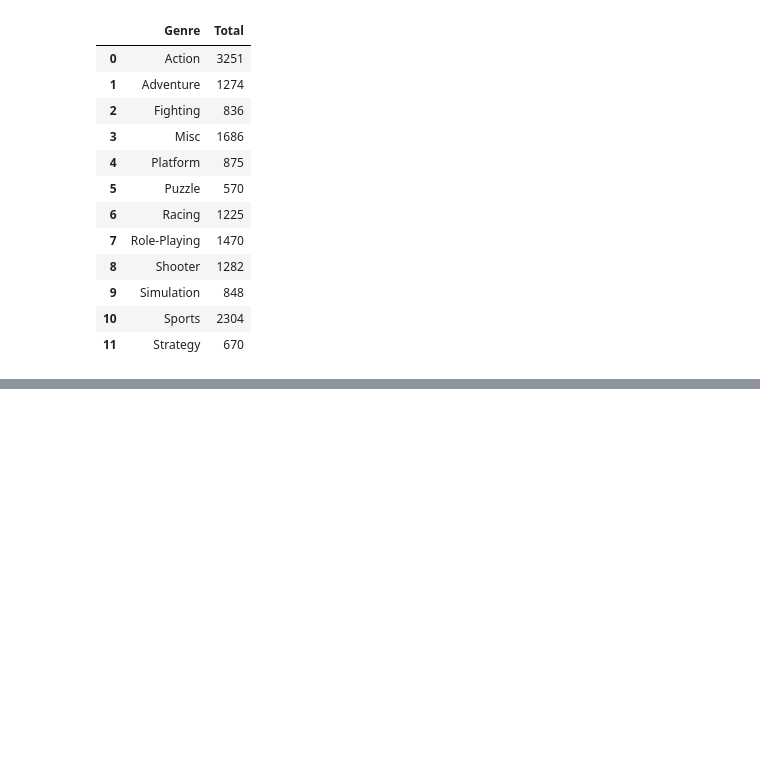
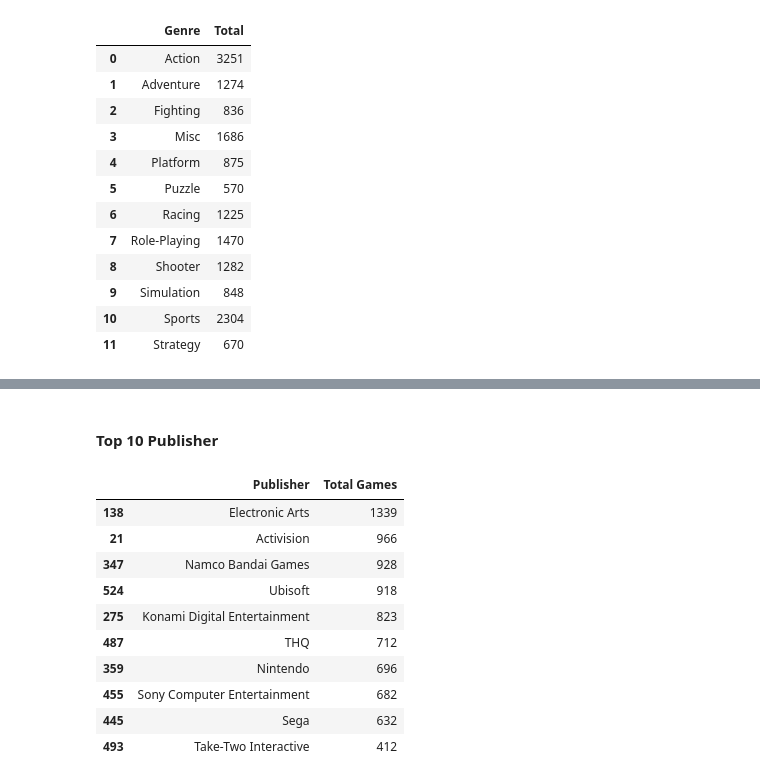
Before and after one commit to qarisp/video-games-sales, a Jupyter notebook: video-games-sales.ipynb, the cells around one changed output, grey strips where cells are left out. Saved outputs shown, nothing was run; the diff lists cells and outputs as text; code cells hidden in the pictures; blank space fills up the shorter version.

```diff
--- a/video-games-sales.ipynb
+++ b/video-games-sales.ipynb
@@ -166,0 +205,19 @@ df_genre
+# %% [markdown]
+#### Top 10 Publisher
+# %%
+df_top_10_publisher = df_clean.groupby(['Publisher'])['Name'].count().reset_index(name='Total Games')
+df_top_10_publisher.sort_values(by='Total Games', ascending=False, inplace=True)
+df_top_10_publisher = df_top_10_publisher.head(10)
+df_top_10_publisher
+# %% [output]
+|  | Publisher | Total Games |
+| 138 | Electronic Arts | 1339 |
+| 21 | Activision | 966 |
+| 347 | Namco Bandai Games | 928 |
+| 524 | Ubisoft | 918 |
+| 275 | Konami Digital Entertainment | 823 |
+| 487 | THQ | 712 |
+| 359 | Nintendo | 696 |
+| 455 | Sony Computer Entertainment | 682 |
+| 445 | Sega | 632 |
+| 493 | Take-Two Interactive | 412 |
```
Also changed, not shown: parts of 7 cells of this notebook, 2 other files.
